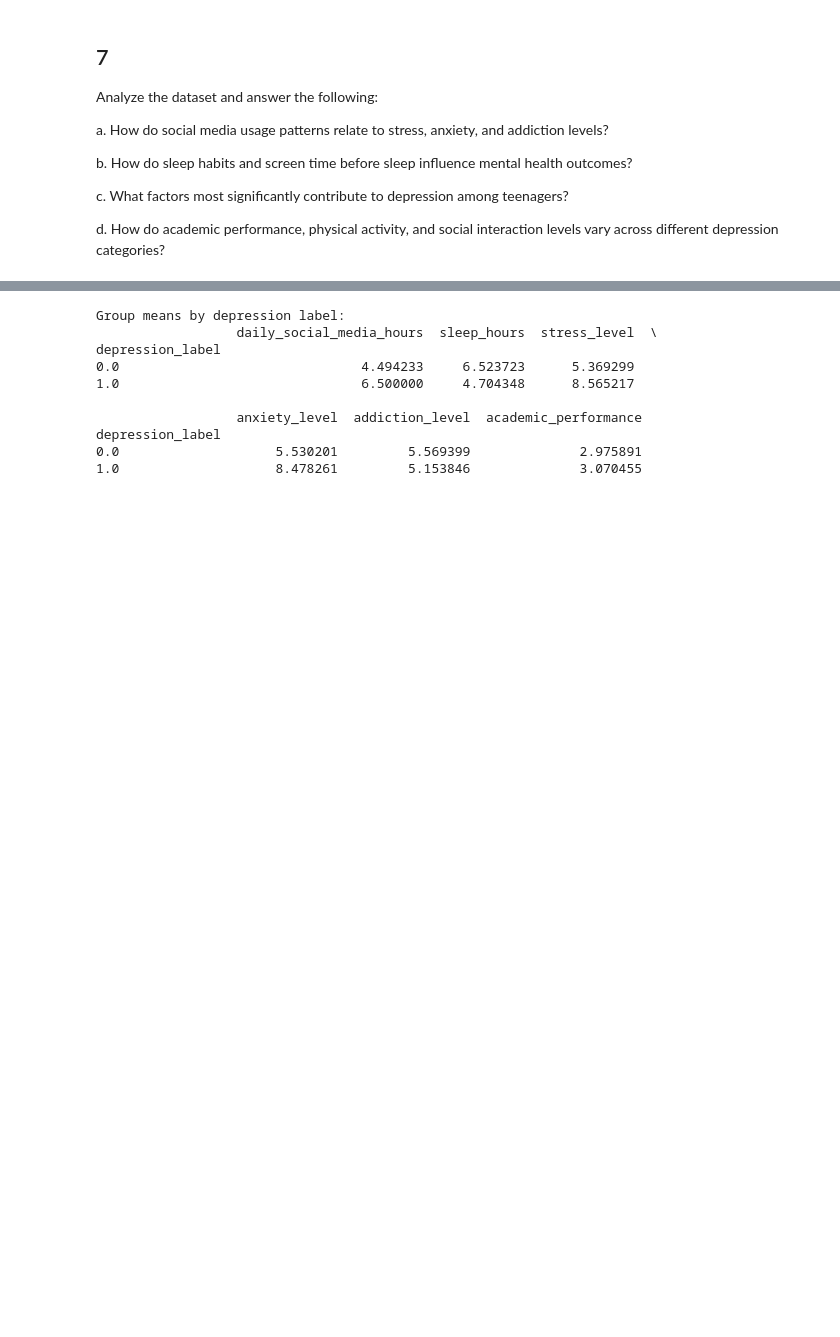
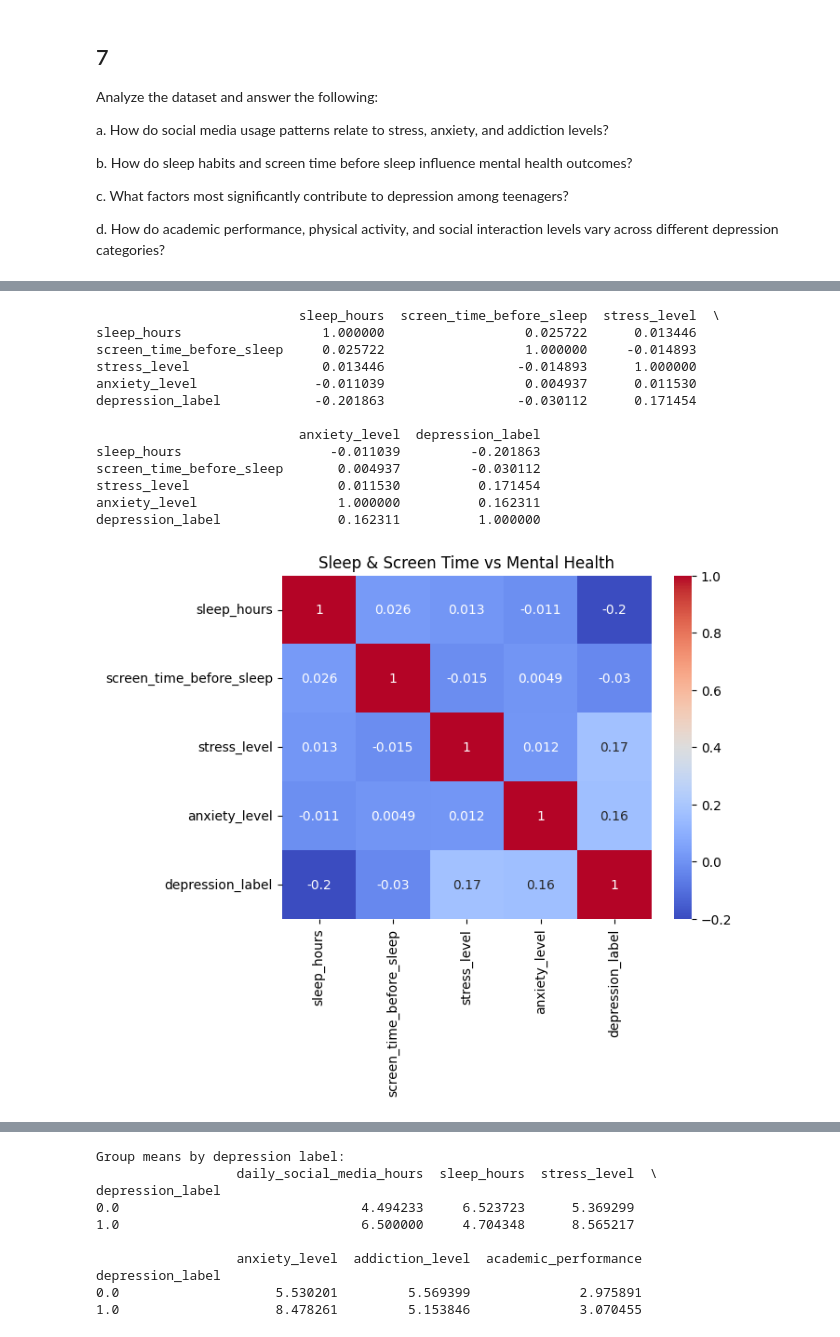
Before and after one commit to VarunSinghMCA/2547254-MCA-4th-Tri-ML, a Jupyter notebook: cia1/cia1.ipynb, the cells around one changed output, grey strips where cells are left out. Cells and saved outputs as stored; diff of their text form; code cells hidden in the pictures; blank space fills up the shorter version.

```diff
--- a/cia1/cia1.ipynb
+++ b/cia1/cia1.ipynb
@@ -287,0 +310,22 @@ d. How do academic performance, physical activity, and social interaction levels
+# %%
+cols_b = ['sleep_hours', 'screen_time_before_sleep', 'stress_level', 'anxiety_level', 'depression_label']
+print(df[cols_b].corr())
+
+sns.heatmap(df[cols_b].corr(), annot=True, cmap='coolwarm')
+plt.title('Sleep & Screen Time vs Mental Health')
+plt.show()
+# %% [output]
+                          sleep_hours  screen_time_before_sleep  stress_level  \
+sleep_hours                  1.000000                  0.025722      0.013446
+screen_time_before_sleep     0.025722                  1.000000     -0.014893
+stress_level                 0.013446                 -0.014893      1.000000
+anxiety_level               -0.011039                  0.004937      0.011530
+depression_label            -0.201863                 -0.030112      0.171454
+
+                          anxiety_level  depression_label
+sleep_hours                   -0.011039         -0.201863
+screen_time_before_sleep       0.004937         -0.030112
+stress_level                   0.011530          0.171454
+anxiety_level                  1.000000          0.162311
+depression_label               0.162311          1.000000
+[figure, added]
```
Also changed, not shown: parts of 3 cells of this notebook.
